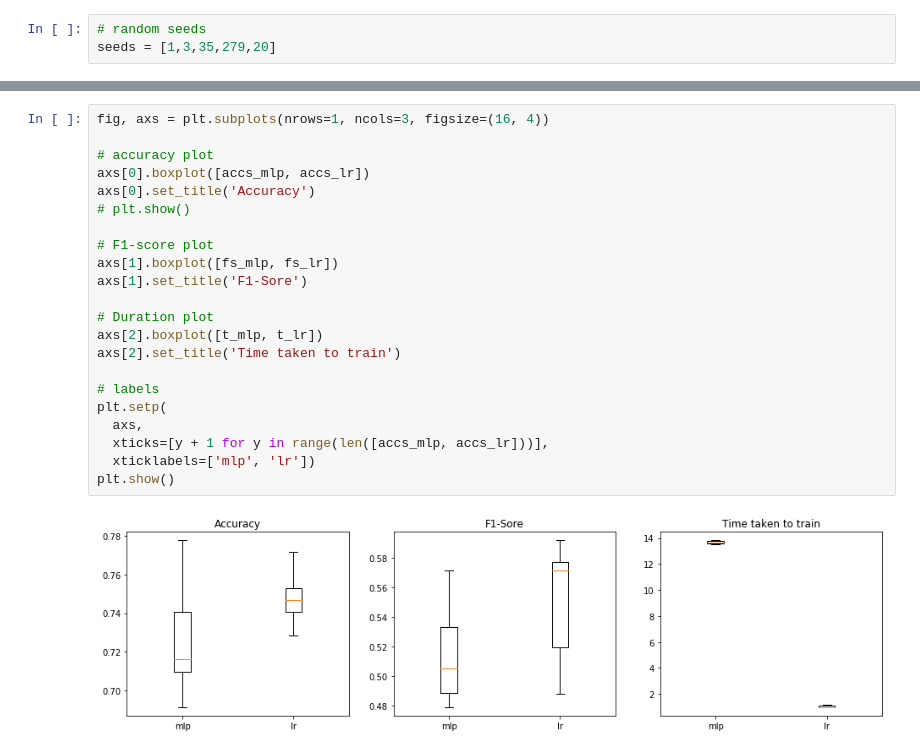
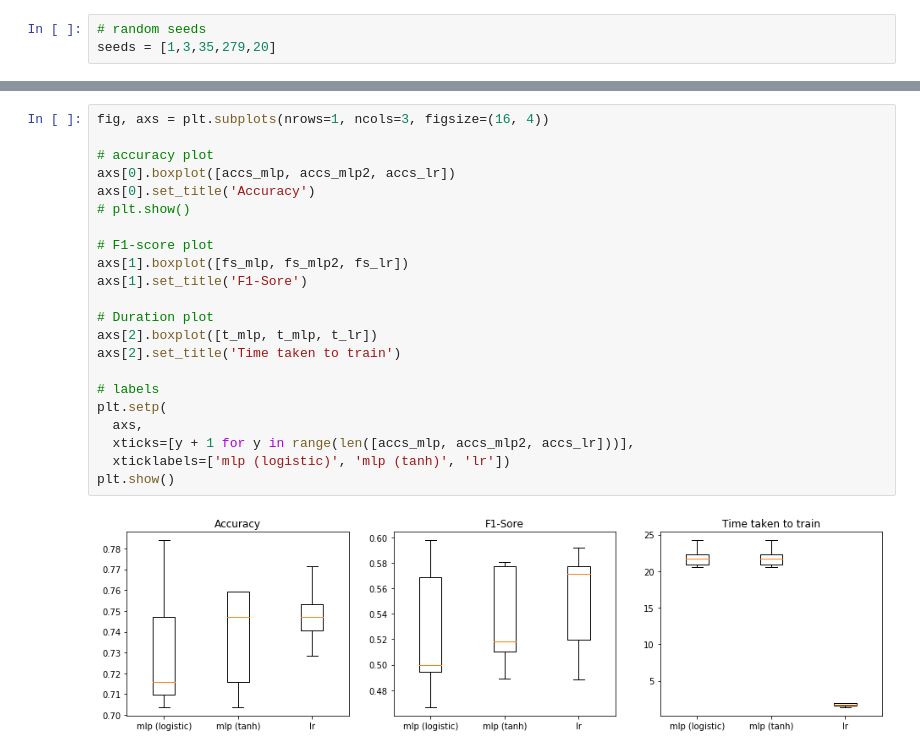
Before and after one commit to PANDYA21/humanOrNot, a Jupyter notebook: human_or_not_binary_classifier_training_and_evaluation.ipynb, the cells around one changed output, grey strips where cells are left out. Cells and saved outputs as stored; diff of their text form.

```diff
--- a/human_or_not_binary_classifier_training_and_evaluation.ipynb
+++ b/human_or_not_binary_classifier_training_and_evaluation.ipynb
@@ -74,24 +75,24 @@ total LR time:  5.3048789501190186
 # %%
 fig, axs = plt.subplots(nrows=1, ncols=3, figsize=(16, 4))
 
 # accuracy plot
-axs[0].boxplot([accs_mlp, accs_lr])
+axs[0].boxplot([accs_mlp, accs_mlp2, accs_lr])
 axs[0].set_title('Accuracy')
 # plt.show()
 
 # F1-score plot
-axs[1].boxplot([fs_mlp, fs_lr])
+axs[1].boxplot([fs_mlp, fs_mlp2, fs_lr])
 axs[1].set_title('F1-Sore')
 
 # Duration plot
-axs[2].boxplot([t_mlp, t_lr])
+axs[2].boxplot([t_mlp, t_mlp, t_lr])
 axs[2].set_title('Time taken to train')
 
 # labels
 plt.setp(
   axs,
-  xticks=[y + 1 for y in range(len([accs_mlp, accs_lr]))],
-  xticklabels=['mlp', 'lr'])
+  xticks=[y + 1 for y in range(len([accs_mlp, accs_mlp2, accs_lr]))],
+  xticklabels=['mlp (logistic)', 'mlp (tanh)', 'lr'])
 plt.show()
 # %% [output]
-[figure, old version]
+[figure, new version]
```
Also changed, not shown: parts of 5 cells of this notebook, 12 other files.
